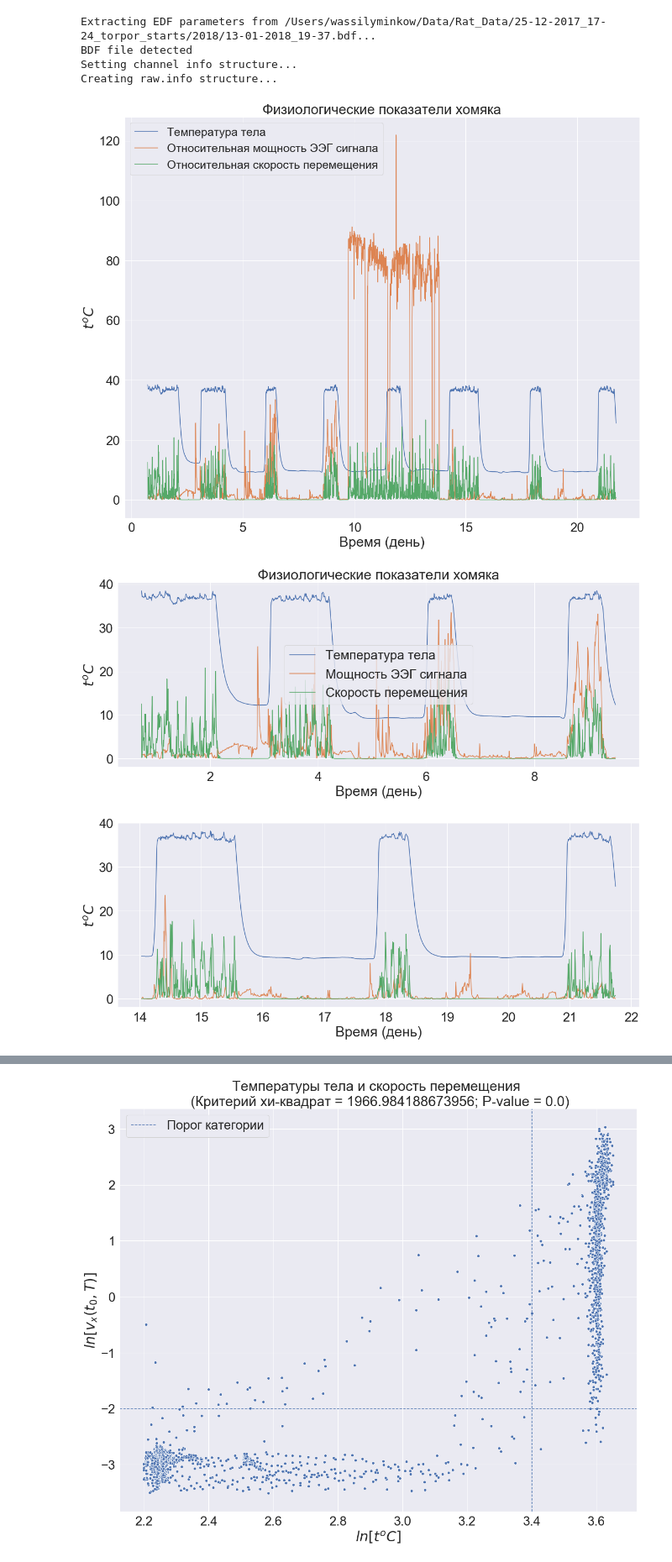
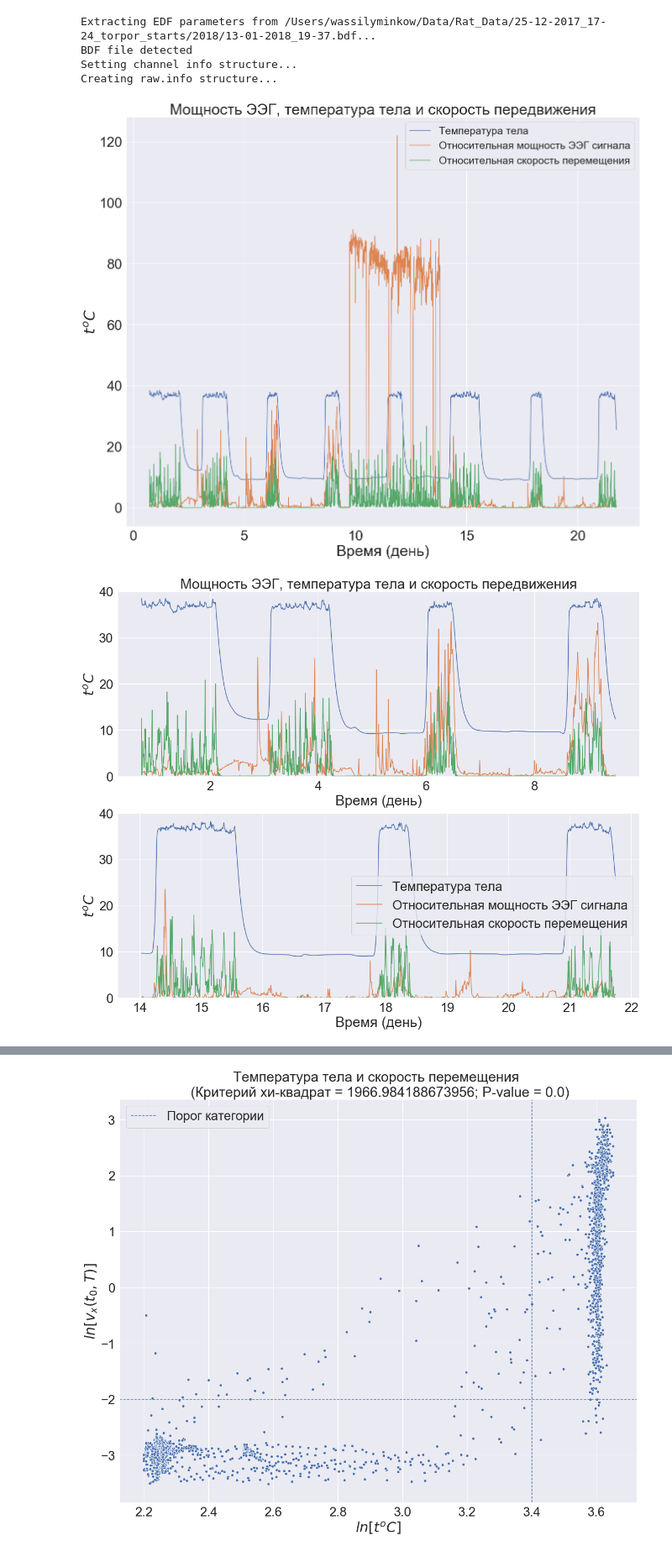
Before and after one commit to BasilMinkov/Jupyter-Notebooks, a Jupyter notebook: HamsterEEG.ipynb, the cells around one changed output, grey strips where cells are left out. Shown at 84% size. Saved outputs shown, nothing was run; the diff lists cells and outputs as text; code cells hidden in the pictures.

```diff
--- a/HamsterEEG.ipynb
+++ b/HamsterEEG.ipynb
@@ -69,6 +69,8 @@ def skip_damaged_epoch(start_time):
     return n_skip
 # %%
 temp = pd.read_csv("/Users/wassilyminkow/Data/Rat_Data/RatTemperature.csv", sep=",")
+temp["Power 1 - 4 Hz"] = np.nan
+temp["Power 4 - 8 Hz"] = np.nan
 temp["Power"] = np.nan
 temp["Acceleration"] = np.nan
 
@@ -91,7 +93,6 @@ for file in files:
     raw_data = mne.io.read_raw_edf(path+file)
     df = pd.DataFrame(raw_data.get_data([0, 2]), index=[raw_data.ch_names[0], raw_data.ch_names[2]]).T
 
-    #
     start = list(gmtime(raw_data.info['meas_date'][0]))
 
     n_skip = skip_damaged_epoch(start)
@@ -110,16 +111,28 @@ for file in files:
     n_slises = 20
     step = fs*60*10
 
+    order = 400 # filter order
+    a = 1
 
+    band = np.array([1, 4])
+    b = firwin(order, band * 2 / fs, width=None, window='hamming', pass_zero=False)  # design filter
+    df_epocs_low = filtfilt(b, a, df_epocs.iloc[:, 0]) # apply filter
 
+    band = np.array([4, 8])
+    b = firwin(order, band * 2 / fs, width=None, window='hamming', pass_zero=False)  # design filter
+    df_epocs_hi = filtfilt(b, a, df_epocs.iloc[:, 0])
 
-
+    sum_power_low = np.array(list(map(lambda i: (df_epocs_low[i*step:(i+1)*step]**2).mean(), np.arange(n_epocs))))
+    sum_power_hi = np.array(list(map(lambda i: (df_epocs_hi[i*step:(i+1)*step]**2).mean(), np.arange(n_epocs))))
     sum_power = np.array(list(map(lambda i: (df_epocs.iloc[i*step:(i+1)*step, 0]**2).mean(), np.arange(n_epocs))))
     sum_a = np.array(list(map(lambda i: (np.abs(df_epocs.iloc[i*step:(i+1)*step, 1]-df_epocs.iloc[i*step:(i+1)*step, 1].mean())).mean(), np.arange(n_epocs))))
 
-
+    temp.iloc[start_epoc:start_epoc+n_epocs,-4] = sum_power_low*1e3
+    temp.iloc[start_epoc:start_epoc+n_epocs,-3] = sum_power_hi*1e3
     temp.iloc[start_epoc:start_epoc+n_epocs,-2] = sum_power*1e3
     temp.iloc[start_epoc:start_epoc+n_epocs,-1] = sum_a*1e-1
+
+    del df_epocs_low, df_epocs_hi, sum_power_low, sum_power_hi, sum_power, sum_a, raw_data, df, df_new
 # %% [output]
 Extracting EDF parameters from /Users/wassilyminkow/Data/Rat_Data/25-12-2017_17-24_torpor_starts/2017/25-12-2017_17-24.bdf...
 BDF file detected
@@ -152,46 +165,47 @@ Creating raw.info structure...
 # %%
 time_array = temp.dropna().index/6/24
 # %%
-plt.plot(time_array, temp.dropna().iloc[:, -3], label="Температура тела")
+plt.plot(time_array, temp.dropna().iloc[:, -5], label="Температура тела")
 plt.plot(time_array, temp.dropna().iloc[:, -2], label="Относительная мощность ЭЭГ сигнала")
 plt.plot(time_array, temp.dropna().iloc[:, -1], label="Относительная скорость перемещения")
 
-plt.title("Физиологические показатели хомяка")
+# plt.ylim([0, 40])
+plt.title("Мощность ЭЭГ, температура тела и скорость передвижения")
 plt.ylabel(r"$t^o C$")
 plt.xlabel("Время (день)")
 plt.legend(prop={'size': 25})
 plt.show()
 # %% [output]
-[figure, old version]
+[figure, new version]
 # %%
 time_array = temp.dropna().index/6/24
 
 skip_start = 1250
 skip_end = 1900
 
 plt.subplot(2, 1, 1)
 
-plt.plot(time_array[:skip_start], temp.dropna().iloc[:skip_start, -3], label="Температура тела")
-plt.plot(time_array[:skip_start], temp.dropna().iloc[:skip_start, -2], label="Мощность ЭЭГ сигнала")
-plt.plot(time_array[:skip_start], temp.dropna().iloc[:skip_start, -1], label="Скорость перемещения")
+plt.plot(time_array[:skip_start], temp.dropna().iloc[:skip_start, -5], label="Температура тела")
+plt.plot(time_array[:skip_start], temp.dropna().iloc[:skip_start, -2], label="Относительная мощность ЭЭГ сигнала")
+plt.plot(time_array[:skip_start], temp.dropna().iloc[:skip_start, -1], label="Относительная скорость перемещения")
 
-plt.title("Физиологические показатели хомяка")
+plt.ylim([0, 40])
+plt.title("Мощность ЭЭГ, температура тела и скорость передвижения")
+plt.ylabel(r"$t^o C$")
+plt.xlabel("Время (день)")
+# plt.legend()
+
+plt.subplot(2, 1, 2)
+
+plt.plot(time_array[skip_end:], temp.dropna().iloc[skip_end:, -5], label="Температура тела")
+plt.plot(time_array[skip_end:], temp.dropna().iloc[skip_end:, -2], label="Относительная мощность ЭЭГ сигнала")
+plt.plot(time_array[skip_end:], temp.dropna().iloc[skip_end:, -1], label="Относительная скорость перемещения")
+
+plt.ylim([0, 40])
+# plt.title("Физиологические показатели крысы")
 plt.ylabel(r"$t^o C$")
 plt.xlabel("Время (день)")
 plt.legend()
 plt.show()
-
-plt.subplot(2, 1, 2)
-
-plt.plot(time_array[skip_end:], temp.dropna().iloc[skip_end:, -3], label="Температура тела")
-plt.plot(time_array[skip_end:], temp.dropna().iloc[skip_end:, -2], label="Мощность ЭЭГ сигнала")
-plt.plot(time_array[skip_end:], temp.dropna().iloc[skip_end:, -1], label="Скорость перемещения")
-
-# plt.title("Физиологические показатели крысы")
-plt.ylabel(r"$t^o C$")
-plt.xlabel("Время (день)")
-# plt.legend()
-plt.show()
 # %% [output]
-[figure, old version]
+[figure, new version]
-[figure, removed]
```
Also changed, not shown: parts of 11 cells of this notebook, 1 other file.
